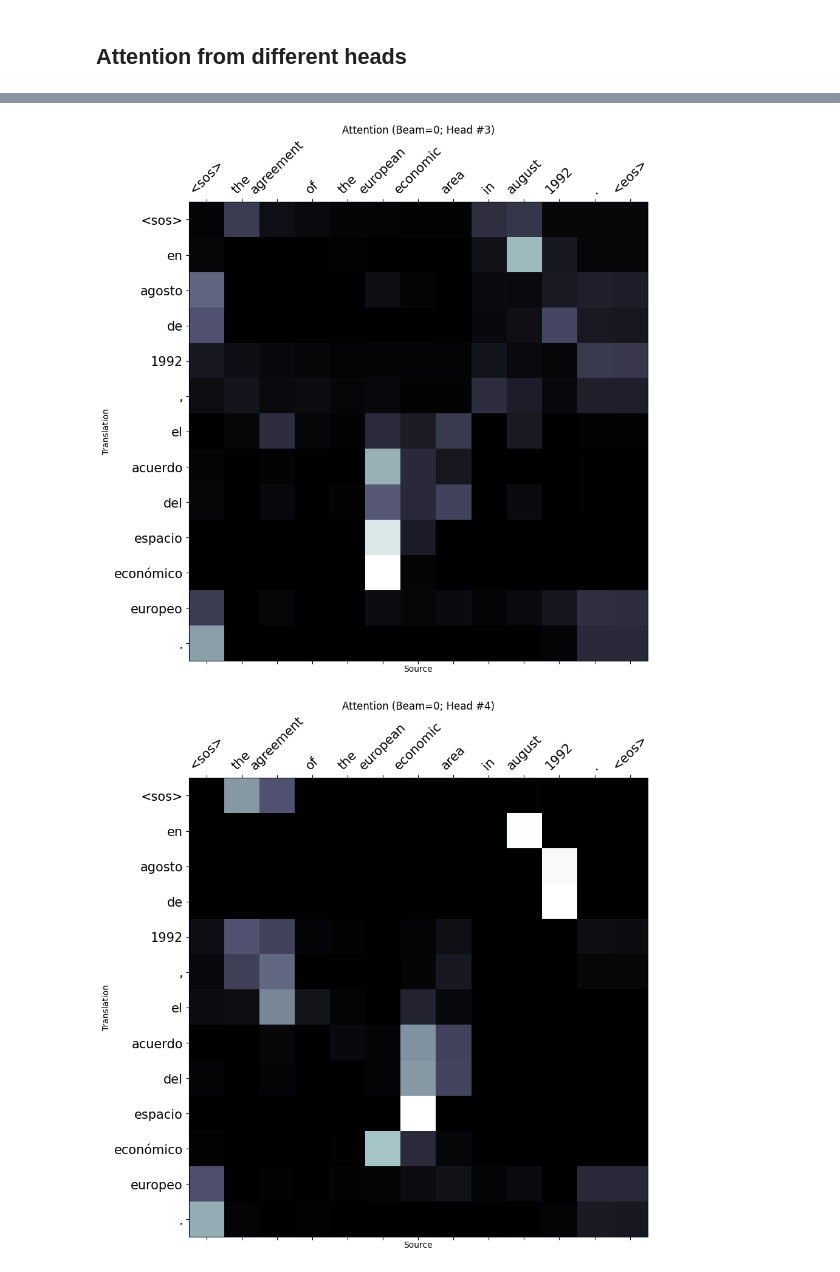
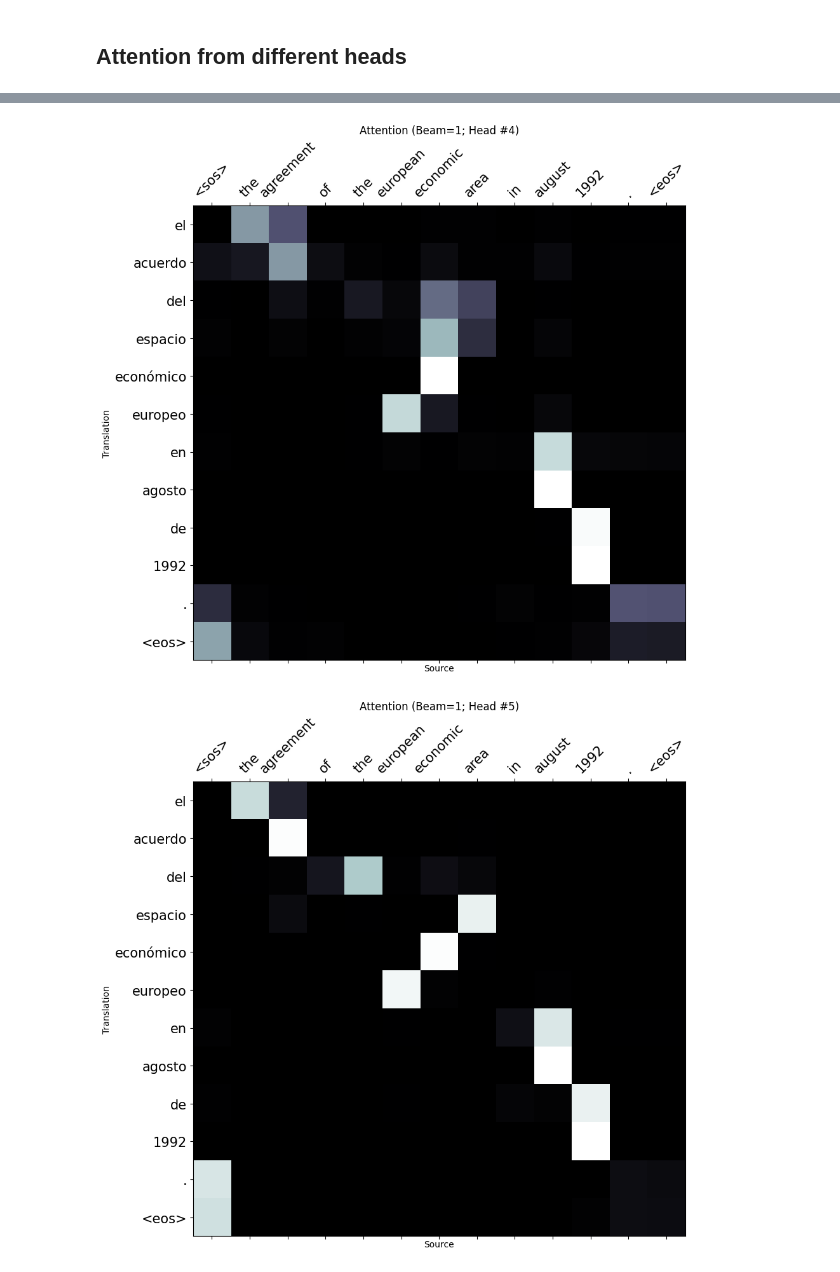
Before and after one commit to salvacarrion/mltests-old, a Jupyter notebook: seq2seq/transformers/jupyters/2_test.ipynb, the cells around one changed output, grey strips where cells are left out. Saved outputs shown, nothing was run; the diff lists cells and outputs as text; code cells hidden in the pictures.

```diff
--- a/seq2seq/transformers/jupyters/2_test.ipynb
+++ b/seq2seq/transformers/jupyters/2_test.ipynb
@@ -197,7 +206,6 @@ utils.display_attention(src_tokens, trans_tokens[0], attn[head_i], title=f"Atten
 # %%
 # Plot attention
-beam_i = 0
-head_i = 0
+head_i = 1
 attn = attns[beam_i][0]  # Remove Beam and Batch
-utils.display_attention(src_tokens, trans_tokens[0], attn[head_i], title=f"Attention (Beam={beam_i}; Head #{head_i})")
+utils.display_attention(src_tokens, trans_tokens[beam_i], attn[head_i], title=f"Attention (Beam={beam_i}; Head #{head_i})")
 # %% [output]
@@ -205,7 +213,6 @@ utils.display_attention(src_tokens, trans_tokens[0], attn[head_i], title=f"Atten
 # %%
 # Plot attention
-beam_i = 0
-head_i = 1
+head_i = 2
 attn = attns[beam_i][0]  # Remove Beam and Batch
-utils.display_attention(src_tokens, trans_tokens[0], attn[head_i], title=f"Attention (Beam={beam_i}; Head #{head_i})")
+utils.display_attention(src_tokens, trans_tokens[beam_i], attn[head_i], title=f"Attention (Beam={beam_i}; Head #{head_i})")
 # %% [output]
@@ -213,7 +220,6 @@ utils.display_attention(src_tokens, trans_tokens[0], attn[head_i], title=f"Atten
 # %%
 # Plot attention
-beam_i = 0
-head_i = 2
+head_i = 3
 attn = attns[beam_i][0]  # Remove Beam and Batch
-utils.display_attention(src_tokens, trans_tokens[0], attn[head_i], title=f"Attention (Beam={beam_i}; Head #{head_i})")
+utils.display_attention(src_tokens, trans_tokens[beam_i], attn[head_i], title=f"Attention (Beam={beam_i}; Head #{head_i})")
 # %% [output]
@@ -221,18 +227,16 @@ utils.display_attention(src_tokens, trans_tokens[0], attn[head_i], title=f"Atten
 # %%
 # Plot attention
-beam_i = 0
-head_i = 3
+head_i = 4
 attn = attns[beam_i][0]  # Remove Beam and Batch
-utils.display_attention(src_tokens, trans_tokens[0], attn[head_i], title=f"Attention (Beam={beam_i}; Head #{head_i})")
+utils.display_attention(src_tokens, trans_tokens[beam_i], attn[head_i], title=f"Attention (Beam={beam_i}; Head #{head_i})")
 # %% [output]
-[figure, old version]
+[figure, new version]
 # %%
 # Plot attention
-beam_i = 0
-head_i = 4
+head_i = 5
 attn = attns[beam_i][0]  # Remove Beam and Batch
-utils.display_attention(src_tokens, trans_tokens[0], attn[head_i], title=f"Attention (Beam={beam_i}; Head #{head_i})")
+utils.display_attention(src_tokens, trans_tokens[beam_i], attn[head_i], title=f"Attention (Beam={beam_i}; Head #{head_i})")
 # %% [output]
-[figure, old version]
+[figure, new version]
 # %%
 # Plot attention
```
Also changed, not shown: parts of 10 cells of this notebook, 2 other files.
